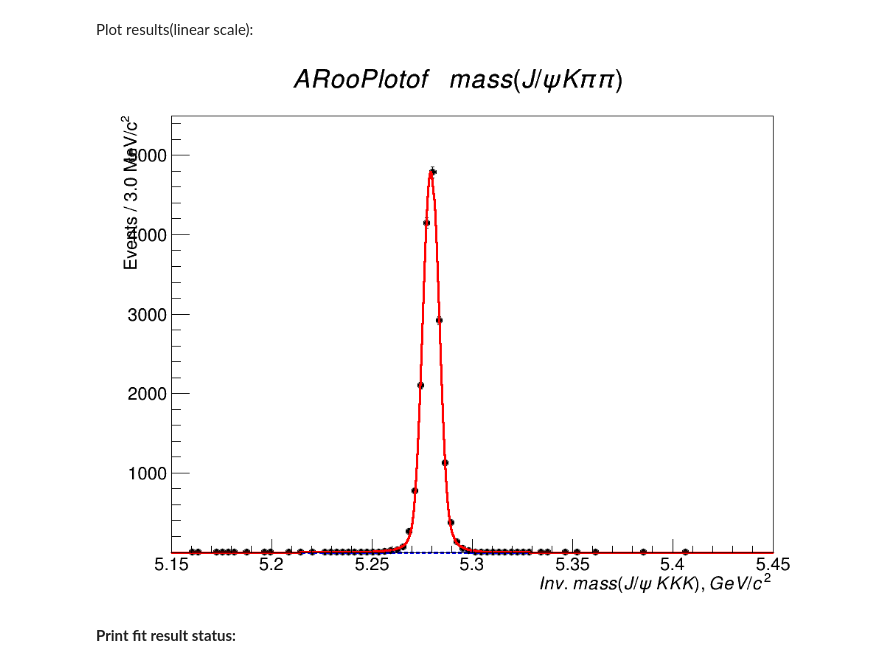
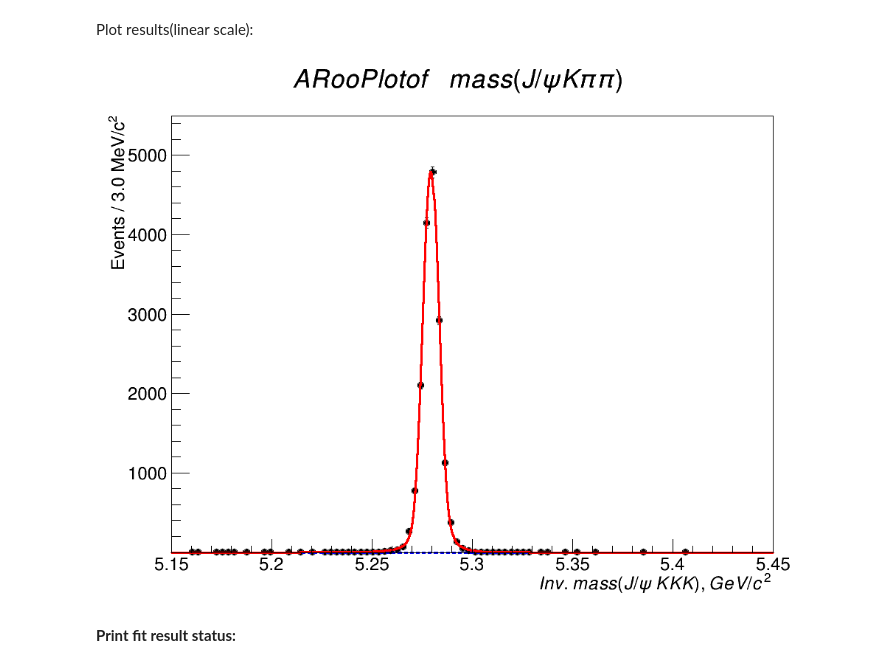
Before and after one commit to sashabaranov/Bu2JpsiKKpi, a Jupyter notebook: KKK/fit/Fit MC Pythia6.ipynb, the cells around one changed output. Cells and saved outputs as stored; diff of their text form; code cells hidden in the pictures.

```diff
--- a/KKK/fit/Fit MC Pythia6.ipynb
+++ b/KKK/fit/Fit MC Pythia6.ipynb
@@ -109,16 +109,17 @@ Plot results(linear scale):
 # %%
 canvas = rootnotes.random_canvas(size=(1024, 768))
 
 fu.SetXTitle("Inv.\,mass(J/\psi\,KKK), GeV/c^{2}}")
 fu.SetYTitle("Events / %.1f MeV/c^{2}" % binning_b)
 
-fu.SetAxisRange(0.5, 5500, 'Y')
-
+# fu.SetAxisRange(0.5, 5500, 'Y')
+y_axis = fu.GetYaxis()
+y_axis.SetTitleOffset(1.3)
 fu.Draw()
 
 canvas
 # %% [output]
-[figure, old version]
+[figure, new version]
 # %% [markdown]
 __Print fit result status:__
 # %%
```
Also changed, not shown: 4 other files.
